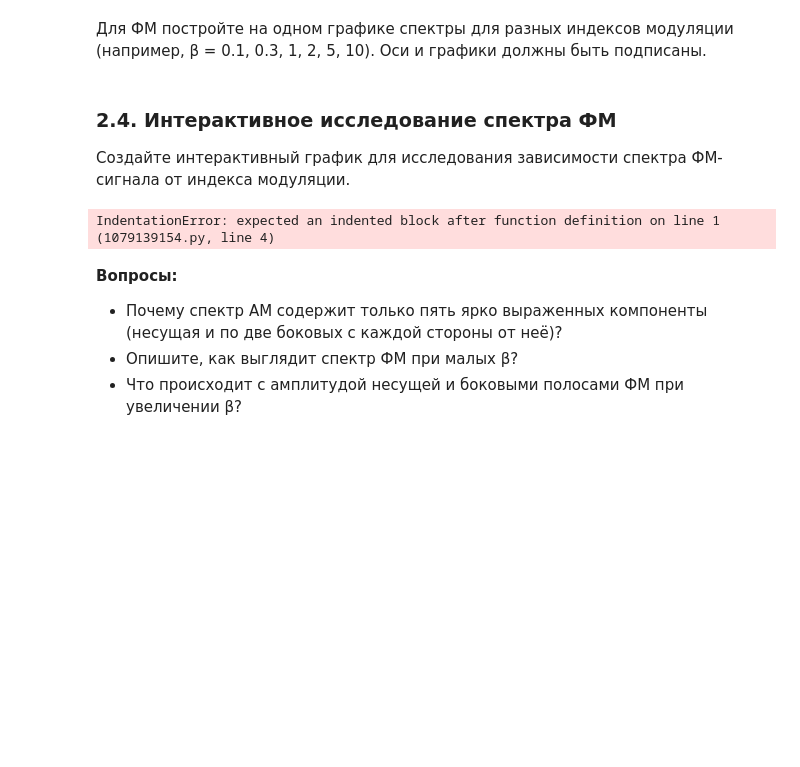
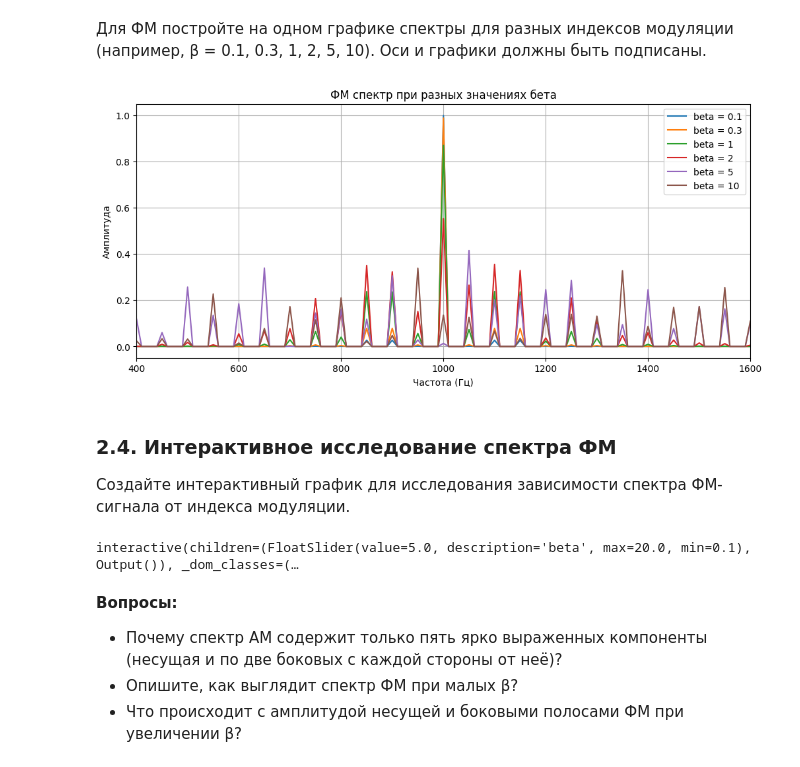
Before and after one commit to Uzema/dsp-seminars, a Jupyter notebook: seminars/2.ipynb, the cells around one changed output. Saved outputs shown, nothing was run; the diff lists cells and outputs as text; code cells hidden in the pictures; blank space fills up the shorter version.

```diff
--- a/seminars/2.ipynb
+++ b/seminars/2.ipynb
@@ -144,16 +145,43 @@ plot_spectrum(s_pm, fs, f'ФМ спектр (β = {beta_pm})')
 [figure]
 # %% [markdown]
 Для ФМ постройте на одном графике спектры для разных индексов модуляции (например, β = 0.1, 0.3, 1, 2, 5, 10). Оси и графики должны быть подписаны.
+# %%
+def plot_fm_spectrum(beta_indexes, signals, fs, fc, name_plt):
+  for beta in beta_indexes:
+    s_pm = 1 * np.cos(2*np.pi*fc*t + beta * signals)
+    N = len(s_pm)
+    X = np.fft.fft(s_pm)
+    freq = np.fft.fftfreq(N, d=1/fs)
+    half = N // 2
+    freq_pos = freq[:half]
+    X_mag = (2.0 / N) * np.abs(X[:half])
+    plt.plot(freq_pos, X_mag,  label=f'beta = {beta}', linewidth=1.5)
+
+  plt.title(name_plt)
+  plt.xlabel('Частота (Гц)')
+  plt.ylabel('Амплитуда')
+  plt.grid(True)
+  plt.legend()
+  plt.xlim(fc -600, fc +600)
+  plt.show()
+
+beta_indexes = [0.1, 0.3, 1, 2, 5, 10]
+plot_fm_spectrum(beta_indexes, m_t, fs, fc, "ФМ спектр при разных значениях бета")
+# %% [output]
+[figure, added]
 # %% [markdown]
 ### 2.4. Интерактивное исследование спектра ФМ
 Создайте интерактивный график для исследования зависимости спектра ФМ-сигнала от индекса модуляции.
 # %%
+from ipywidgets import interact, FloatSlider
+
 def pm_spectrum(beta=5):
-
+  s_pm = Ac * np.cos(2 * np.pi * fc * t + beta * m_t)
+  plot_spectrum(s_pm, fs, f'ФМ спектр (beta = {beta})')
 
 widgets.interact(pm_spectrum, beta=widgets.FloatSlider(min=0.1, max=20, step=0.1, value=5));
 # %% [output]
-IndentationError: expected an indented block after function definition on line 1 (1079139154.py, line 4)
+interactive(children=(FloatSlider(value=5.0, description='beta', max=20.0, min=0.1), Output()), _dom_classes=(…
 # %% [markdown]
 **Вопросы:**
 - Почему спектр АМ содержит только пять ярко выраженных компоненты (несущая и по две боковых с каждой стороны от неё)?
```
Also changed, not shown: parts of 4 cells of this notebook.
